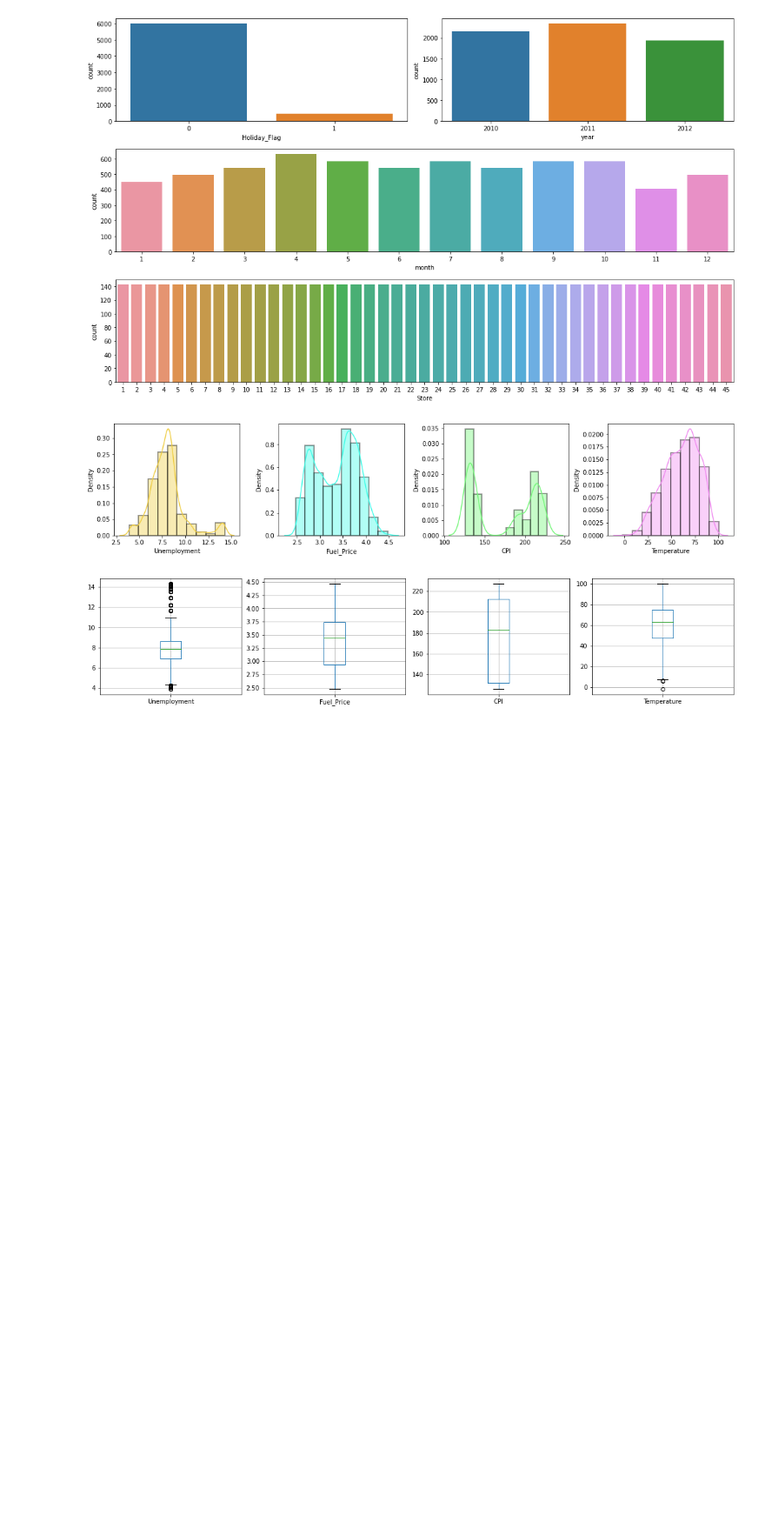
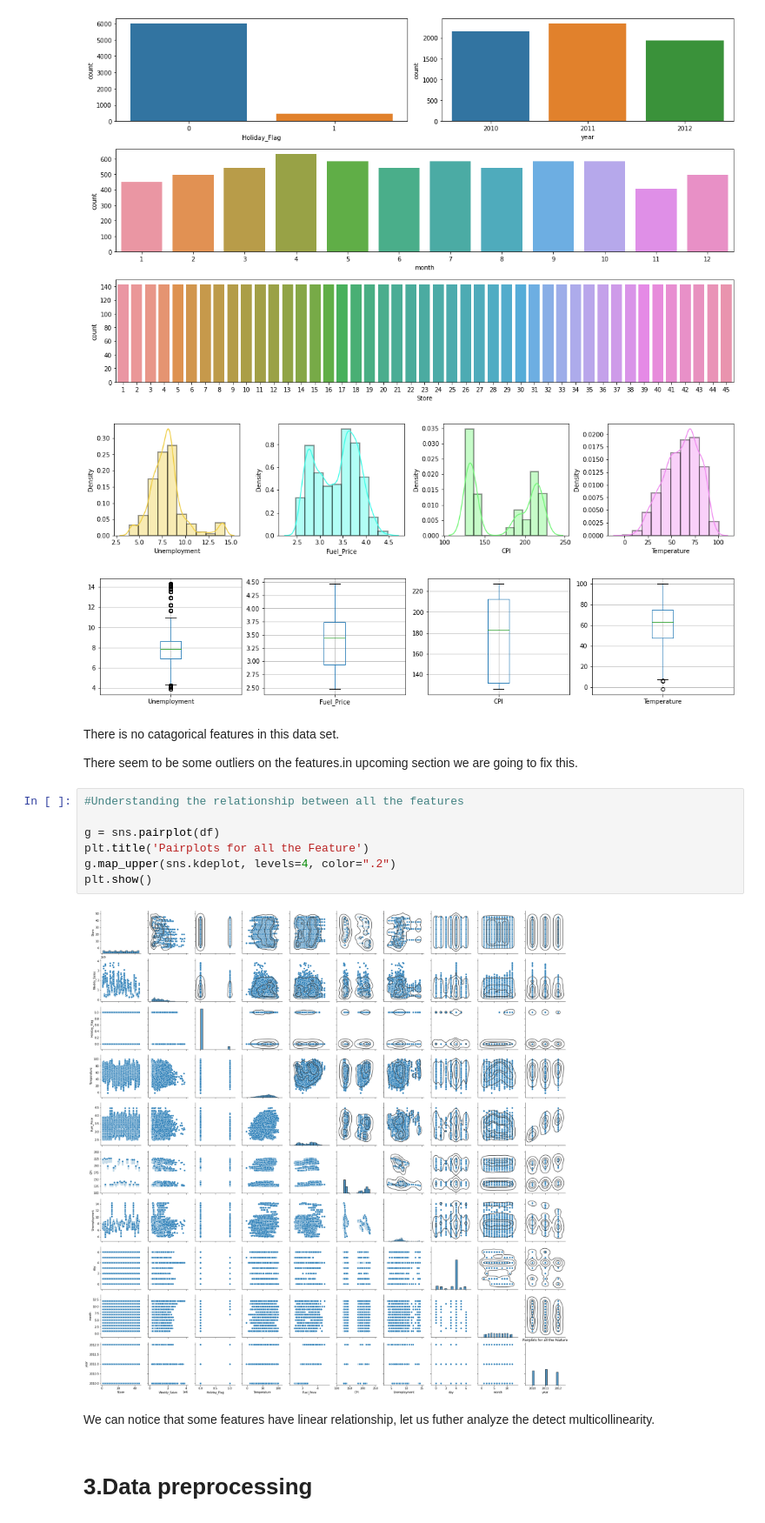
Before and after one commit to sunanda-debnath/Walmart-store-s-sales-forecasting, a Jupyter notebook: Walmart_store’s_sales_forecasting_.ipynb, the cells around one changed output. Shown at 87% size. Drawn from its saved outputs; the diff is of its cells as text; blank space fills up the shorter version.

```diff
--- a/Walmart_store’s_sales_forecasting_.ipynb
+++ b/Walmart_store’s_sales_forecasting_.ipynb
@@ -221,3 +221,20 @@ plt.show()
 [figure]
 [figure]
 [figure]
+# %% [markdown]
+There is no catagorical features in this data set.
+
+There seem to be some outliers on the features.in upcoming section we are going to fix this.
+# %%
+#Understanding the relationship between all the features
+
+g = sns.pairplot(df)
+plt.title('Pairplots for all the Feature')
+g.map_upper(sns.kdeplot, levels=4, color=".2")
+plt.show()
+# %% [output]
+[figure, added]
+# %% [markdown]
+We can notice that some features have linear relationship, let us futher analyze the detect multicollinearity.
+# %% [markdown]
+# **3.Data preprocessing**
```
Also changed, not shown: parts of 9 cells of this notebook.
